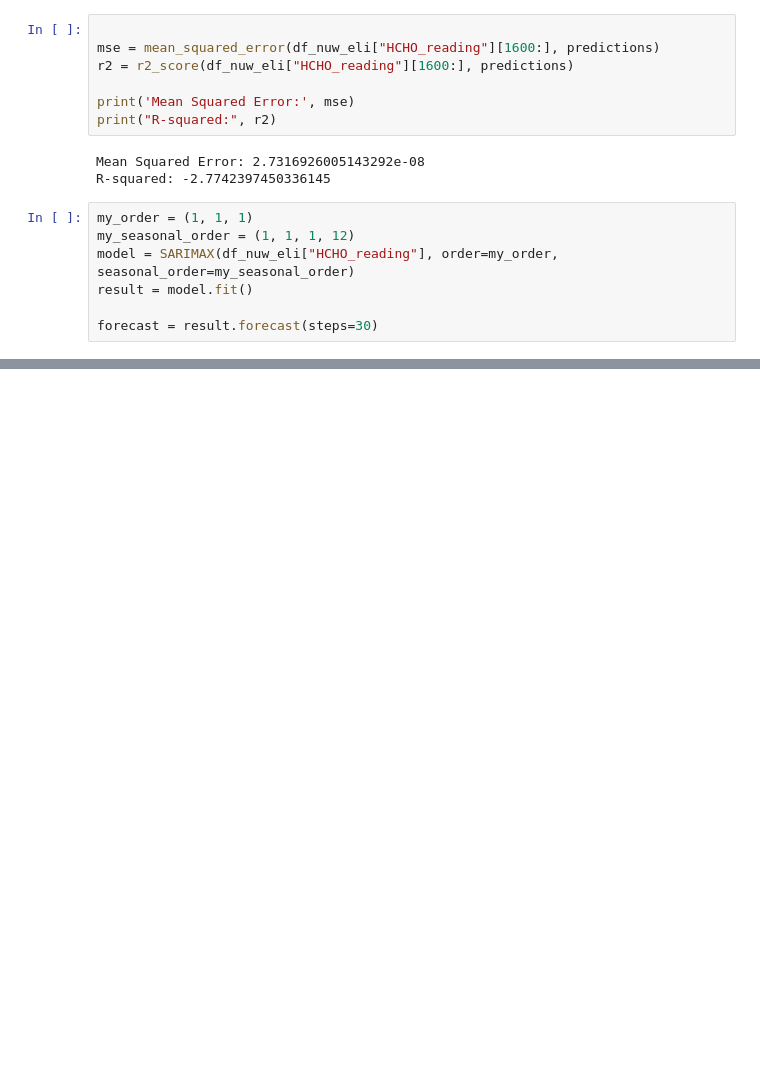
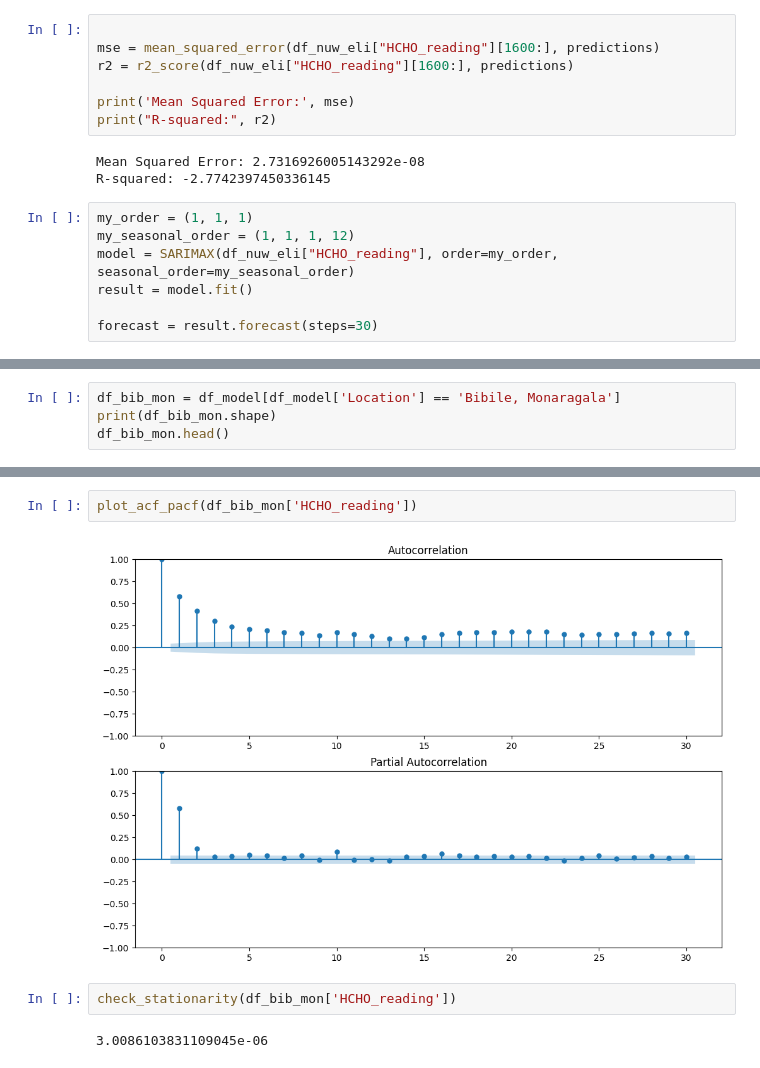
Before and after one commit to Lafri-13/Analysing-Tropospheric-Formaldehyde-HCHO-gas-in-Sri-Lanka, a Jupyter notebook: Analysis_HCHO.ipynb, the cells around one changed output, grey strips where cells are left out. Saved outputs shown, nothing was run; the diff lists cells and outputs as text; blank space fills up the shorter version.

```diff
--- a/Analysis_HCHO.ipynb
+++ b/Analysis_HCHO.ipynb
@@ -837,0 +945,4 @@ plt.show()
+# %%
+df_bib_mon = df_model[df_model['Location'] == 'Bibile, Monaragala']
+print(df_bib_mon.shape)
+df_bib_mon.head()
@@ -837,0 +973,8 @@ plt.show()
+# %%
+plot_acf_pacf(df_bib_mon['HCHO_reading'])
+# %% [output]
+[figure, added]
+# %%
+check_stationarity(df_bib_mon['HCHO_reading'])
+# %% [output]
+3.0086103831109045e-06
```
Also changed, not shown: parts of 47 cells of this notebook.
